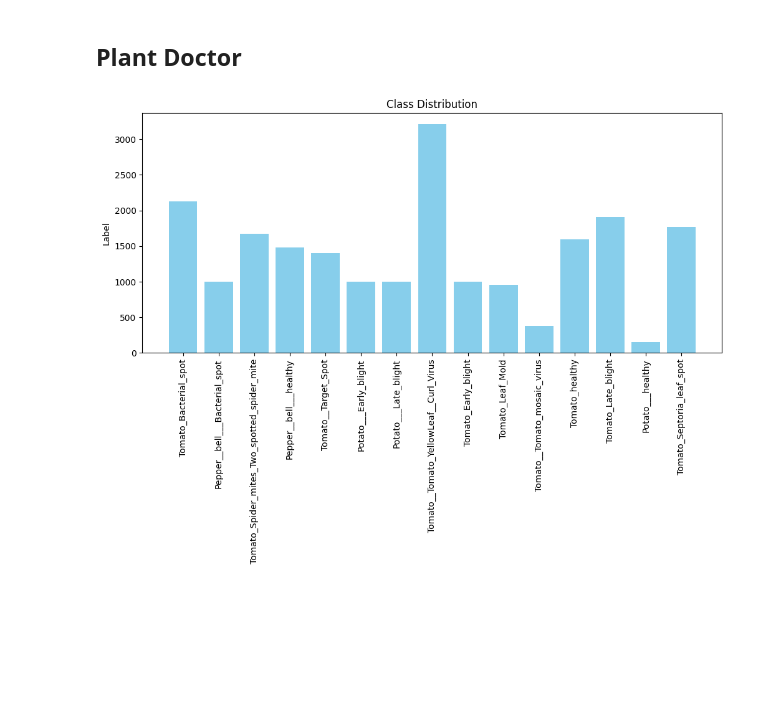
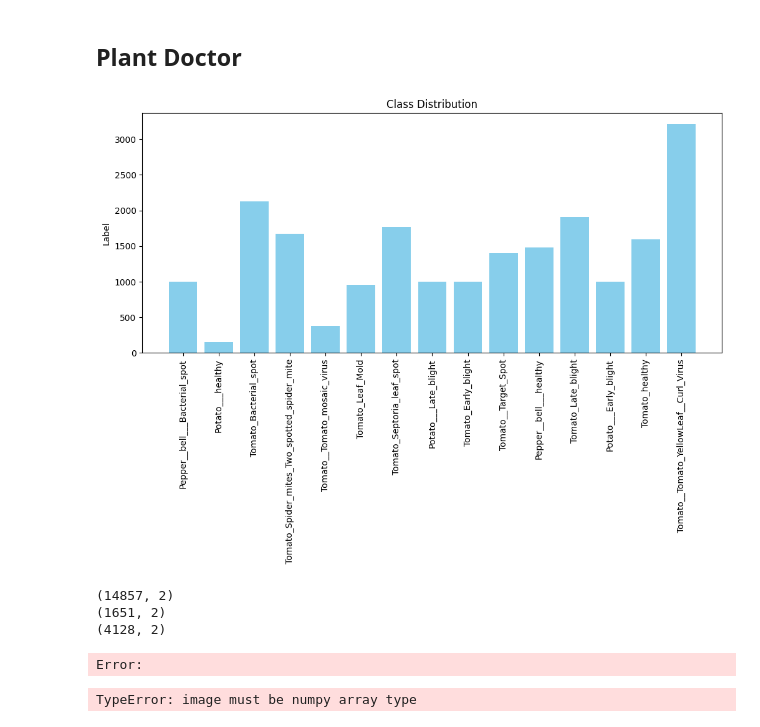
Before and after one commit to xrusnack/Plant-Doctor, a Jupyter notebook: plant_doctors.ipynb, the cells around one changed output. Saved outputs shown, nothing was run; the diff lists cells and outputs as text; code cells hidden in the pictures; blank space fills up the shorter version.

```diff
--- a/plant_doctors.ipynb
+++ b/plant_doctors.ipynb
@@ -3,18 +3,19 @@
 # %%
 import os
 import matplotlib.pyplot as plt
+from pathlib import Path
 
-PATH = "archive/PlantVillage"
+path = Path("../plantdisease/PlantVillage")
 
-labels = os.listdir(PATH)
-counts = [len(os.listdir(os.path.join(PATH, label))) for label in labels]
+labels = os.listdir(path)
+counts = [len(os.listdir(os.path.join(path, label))) for label in labels]
 
 plt.figure(figsize=(12, 5))
 plt.bar(labels, counts, color='skyblue')
 plt.ylabel("Image count")
 plt.ylabel("Label")
 plt.title("Class Distribution")
 plt.xticks(rotation=90)
 plt.show()
 # %% [output]
-[figure, old version]
+[figure, new version]
@@ -20,0 +48,55 @@ plt.show()
+# %%
+from sklearn.model_selection import train_test_split
+
+def load_data(pth):
+    data = []
+
+    for p in path.iterdir():
+        for image in  p.iterdir():
+            if image.suffix.lower() == ".jpg":
+                data.append((image, image.parents[0].stem))
+
+    return pd.DataFrame(data, columns=['path', 'label'])
+
+df = load_data(path)
+
+train, test = train_test_split(df, test_size=0.2)
+train, valid = train_test_split(train, test_size=0.1)
+
+print(train.shape)
+print(valid.shape)
+print(test.shape)
+
+train = Data(train)
+valid = Data(valid)
+test = Data(test)
+# %% [output]
+(14857, 2)
+(1651, 2)
+(4128, 2)
+# %%
+import torch
+
+
+def get_dataset_stats(ds):
+    '''
+    Inputs:
+        ds   - pytorch dataset
+             - the sample shape [3, W, H]
+             - torch tensor, values in range (0, 1)
+
+    Outputs:
+        dataset mean value per color channel
+        dataset standard deviation per color channel
+    '''
+    all_pixels = torch.cat([img.unsqueeze(0) for img, _ in ds], dim=0)  # Shape: [N, 3, W, H]
+    ds_mean = all_pixels.mean(dim=[0, 2, 3])
+    ds_std = all_pixels.std(dim=[0, 2, 3])
+
+    return list(ds_mean), list(ds_std)
+
+
+mean, std = get_dataset_stats(train)
+print(f'Dataset stats\n  mean:\t {mean}\n  std:\t {std}' )
+# %% [output]
+Error:
@@ -20,0 +127,6 @@ plt.show()
+# %%
+train.transforms = train_transform
+
+train[0]
+# %% [output]
+TypeError: image must be numpy array type
```
Also changed, not shown: parts of 2 cells of this notebook.
